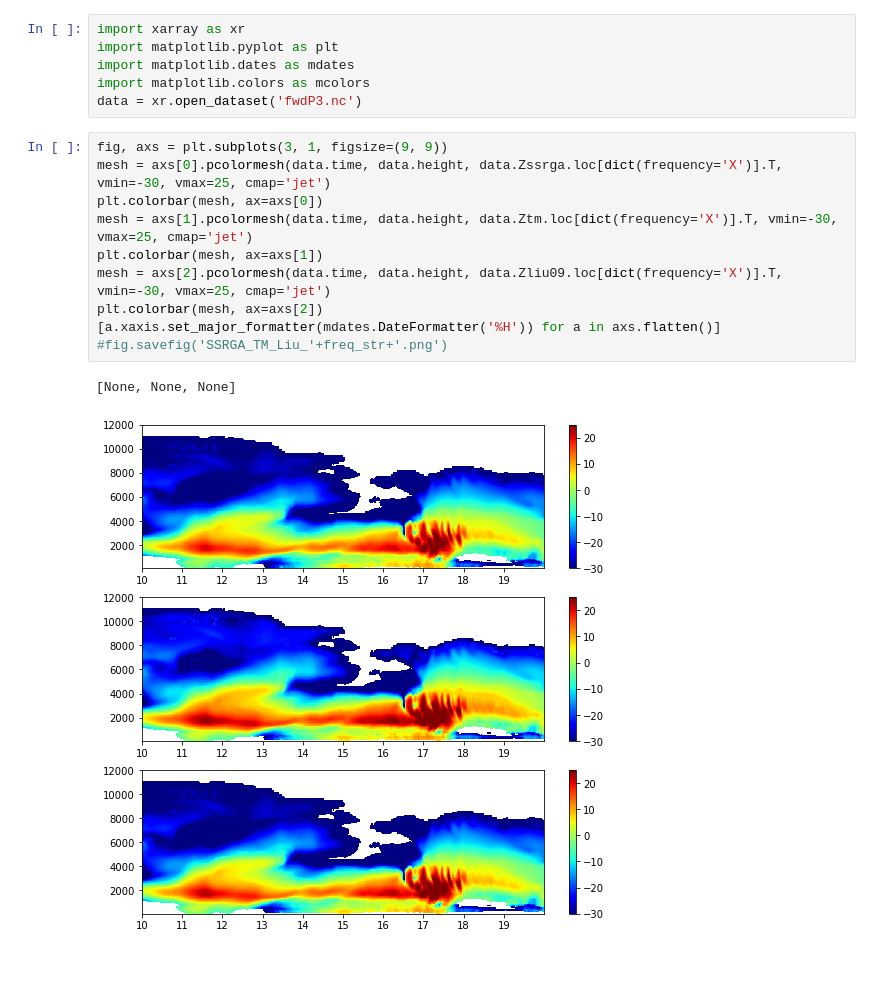
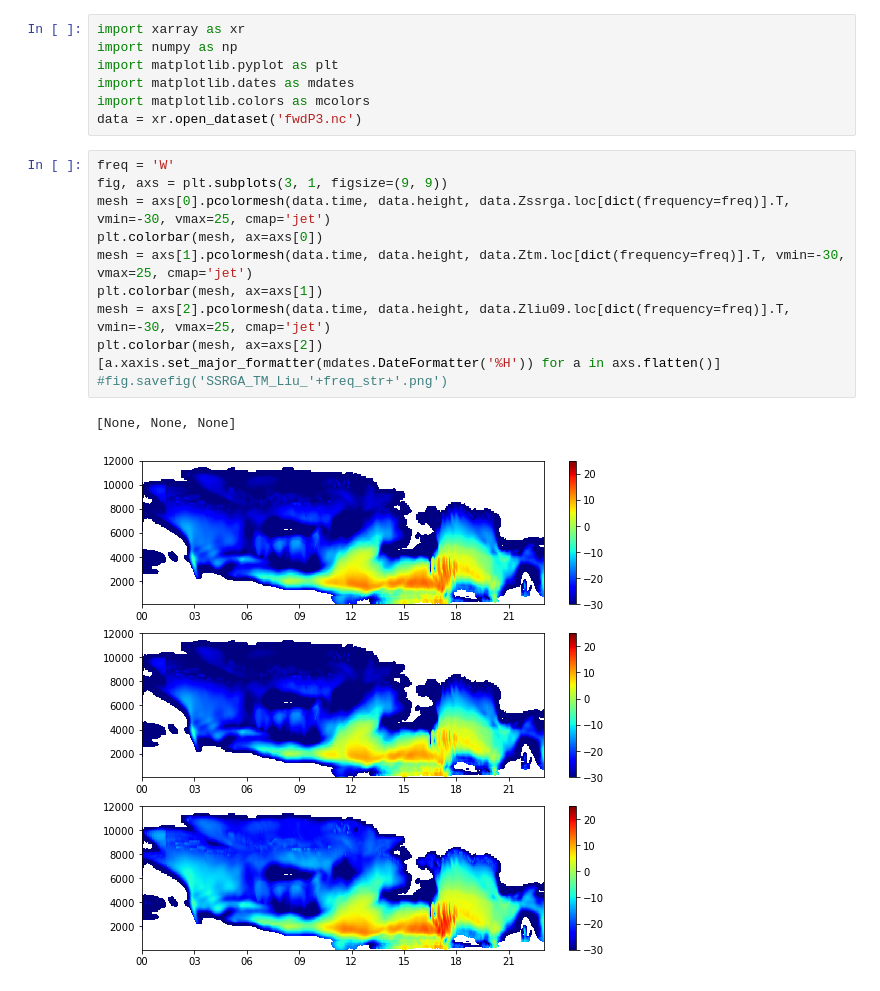
Before and after one commit to OPTIMICe-team/cloud-microphysics, a Jupyter notebook: P3/ncLoadPlot.ipynb, the cells around one changed output. Saved outputs shown, nothing was run; the diff lists cells and outputs as text.

```diff
--- a/P3/ncLoadPlot.ipynb
+++ b/P3/ncLoadPlot.ipynb
@@ -1,19 +1,21 @@
 # %%
 import xarray as xr
+import numpy as np
 import matplotlib.pyplot as plt
 import matplotlib.dates as mdates
 import matplotlib.colors as mcolors
 data = xr.open_dataset('fwdP3.nc')
 # %%
+freq = 'W'
 fig, axs = plt.subplots(3, 1, figsize=(9, 9))
-mesh = axs[0].pcolormesh(data.time, data.height, data.Zssrga.loc[dict(frequency='X')].T, vmin=-30, vmax=25, cmap='jet')
+mesh = axs[0].pcolormesh(data.time, data.height, data.Zssrga.loc[dict(frequency=freq)].T, vmin=-30, vmax=25, cmap='jet')
 plt.colorbar(mesh, ax=axs[0])
-mesh = axs[1].pcolormesh(data.time, data.height, data.Ztm.loc[dict(frequency='X')].T, vmin=-30, vmax=25, cmap='jet')
+mesh = axs[1].pcolormesh(data.time, data.height, data.Ztm.loc[dict(frequency=freq)].T, vmin=-30, vmax=25, cmap='jet')
 plt.colorbar(mesh, ax=axs[1])
-mesh = axs[2].pcolormesh(data.time, data.height, data.Zliu09.loc[dict(frequency='X')].T, vmin=-30, vmax=25, cmap='jet')
+mesh = axs[2].pcolormesh(data.time, data.height, data.Zliu09.loc[dict(frequency=freq)].T, vmin=-30, vmax=25, cmap='jet')
 plt.colorbar(mesh, ax=axs[2])
 [a.xaxis.set_major_formatter(mdates.DateFormatter('%H')) for a in axs.flatten()]
 #fig.savefig('SSRGA_TM_Liu_'+freq_str+'.png')
 # %% [output]
 [None, None, None]
-[figure, old version]
+[figure, new version]
```
Also changed, not shown: parts of 3 cells of this notebook.
